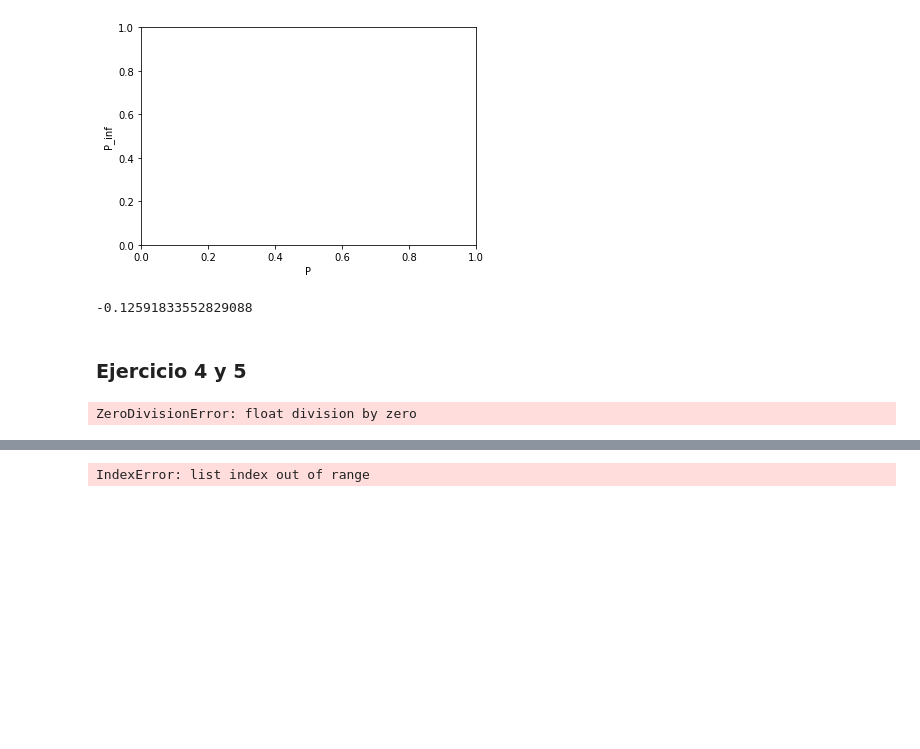
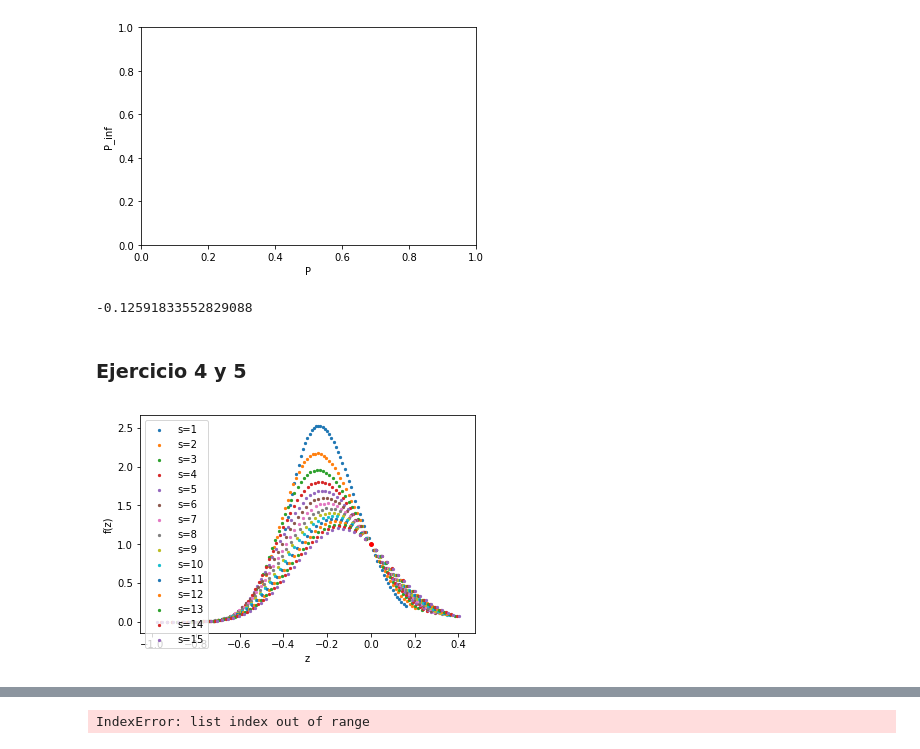
Before and after one commit to Luciousboy/computacional, a Jupyter notebook: graficador.ipynb, the cells around one changed output, grey strips where cells are left out. Saved outputs shown, nothing was run; the diff lists cells and outputs as text; code cells hidden in the pictures; blank space fills up the shorter version.

```diff
--- a/graficador.ipynb
+++ b/graficador.ipynb
@@ -328,5 +303,5 @@ plt.scatter(log_s,log_ns)
 # %%
-for j in range(0,100):
+for j in range(0,len(Resultados)):
     #print( Resultados)
     plt.scatter(Resultados[j][0],Resultados[j][3])
 # %% [output]
@@ -412,20 +384,21 @@ m
 # %%
 tau=2.1
 pc=(59-20)
 sigma=0.34
-for j in range(1,20):
+for j in range(1,16):
     f=[]
     z=[]
     for i in range(0,56):
         f.append(float(ns_L[i][j])/float(ns_L[pc][j]))
         z.append(j**sigma*(probabilidad_L[i]-probabilidad_L[pc]))
-    plt.scatter(z,f, s=5)
+    plt.scatter(z,f, s=5,label=('s='+str(j)))
+plt.legend()
 plt.scatter(0,1,s=15,c='red')
 plt.xlabel('z')
 plt.ylabel('f(z)')
 plt.show()
 # %% [output]
-ZeroDivisionError: float division by zero
+[figure, added]
 # %%
 import math
 ns=np.asarray(ns_L)
```
Also changed, not shown: parts of 15 cells of this notebook.
